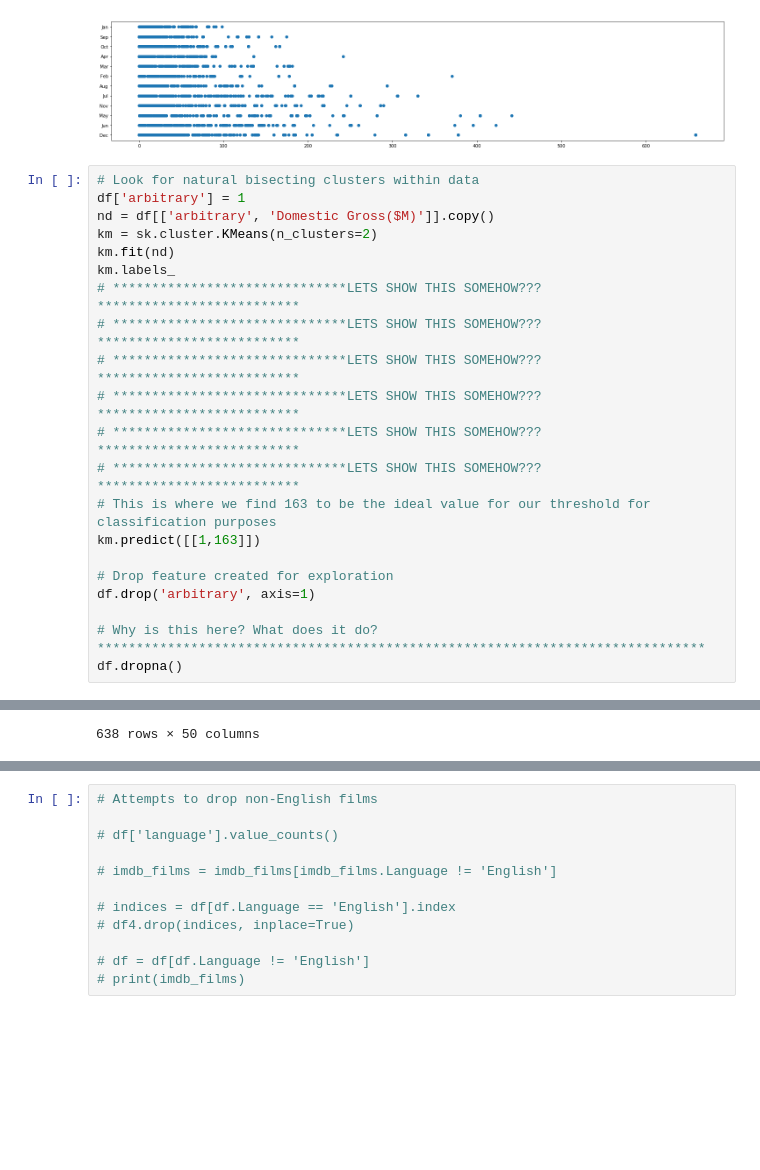
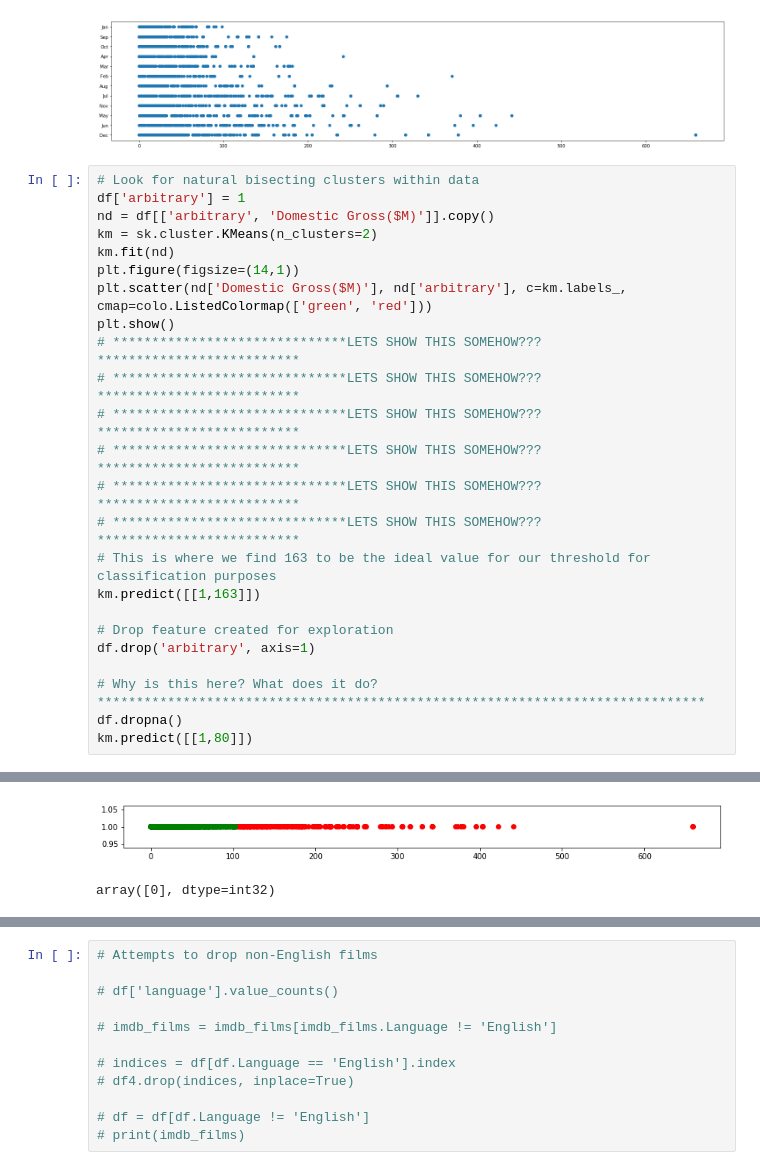
Before and after one commit to JZillifro/cs363_data_mining_final, a Jupyter notebook: darwin-sdk-master/DataMiningProject.ipynb, the cells around one changed output, grey strips where cells are left out. Saved outputs shown, nothing was run; the diff lists cells and outputs as text; blank space fills up the shorter version.

```diff
--- a/darwin-sdk-master/DataMiningProject.ipynb
+++ b/darwin-sdk-master/DataMiningProject.ipynb
@@ -152,7 +152,9 @@ df['arbitrary'] = 1
 nd = df[['arbitrary', 'Domestic Gross($M)']].copy()
 km = sk.cluster.KMeans(n_clusters=2)
 km.fit(nd)
-km.labels_
+plt.figure(figsize=(14,1))
+plt.scatter(nd['Domestic Gross($M)'], nd['arbitrary'], c=km.labels_, cmap=colo.ListedColormap(['green', 'red']))
+plt.show()
 # ******************************LETS SHOW THIS SOMEHOW???**************************
 # ******************************LETS SHOW THIS SOMEHOW???**************************
 # ******************************LETS SHOW THIS SOMEHOW???**************************
@@ -167,4 +169,5 @@ df.drop('arbitrary', axis=1)
 
 # Why is this here? What does it do?******************************************************************************
 df.dropna()
+km.predict([[1,80]])
 # %% [output]
@@ -188,3 +174,4 @@ df.dropna()
+[figure, added]
-638 rows × 50 columns
+array([0], dtype=int32)
 # %%
 # Set threshold based on data exploration
```
Also changed, not shown: parts of 14 cells of this notebook, 1 other file.
